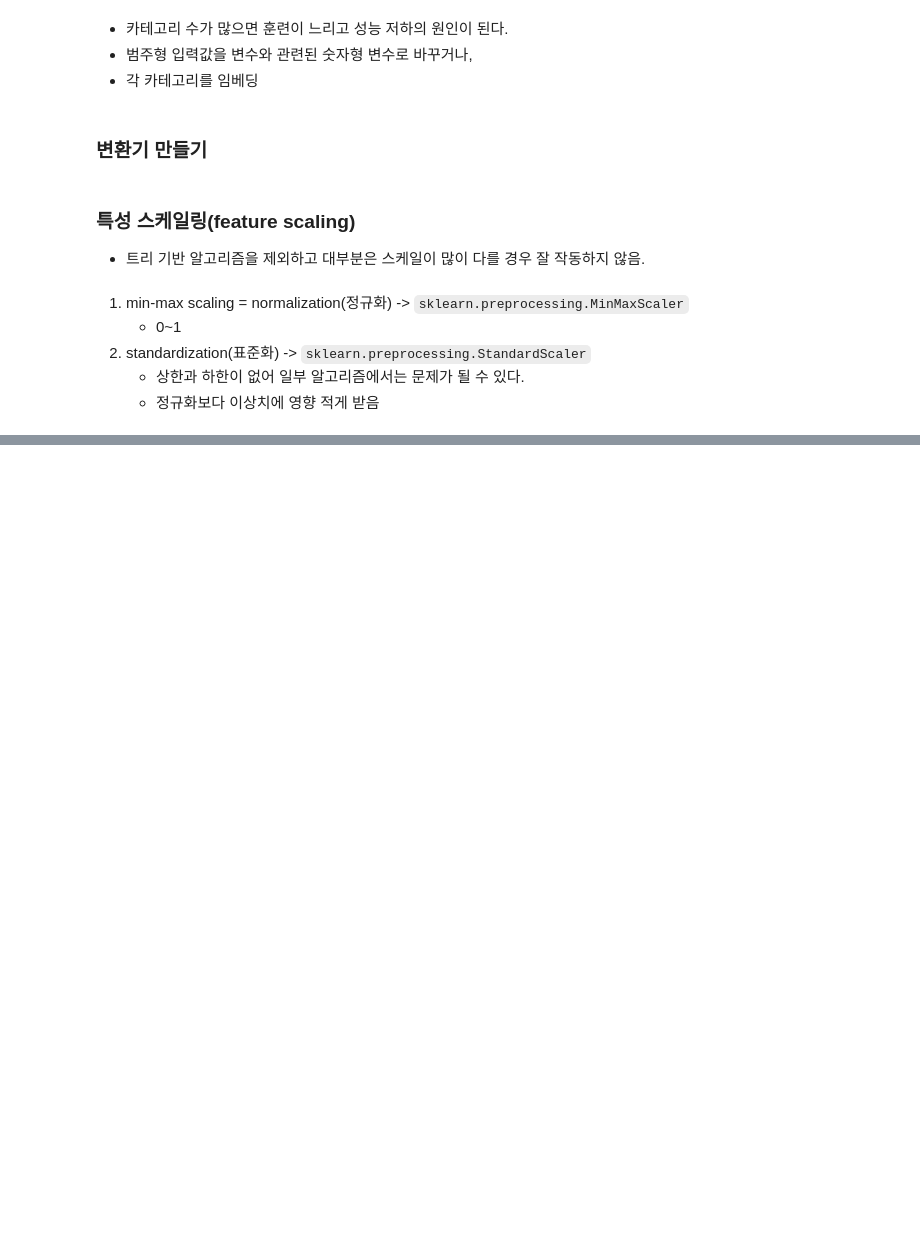
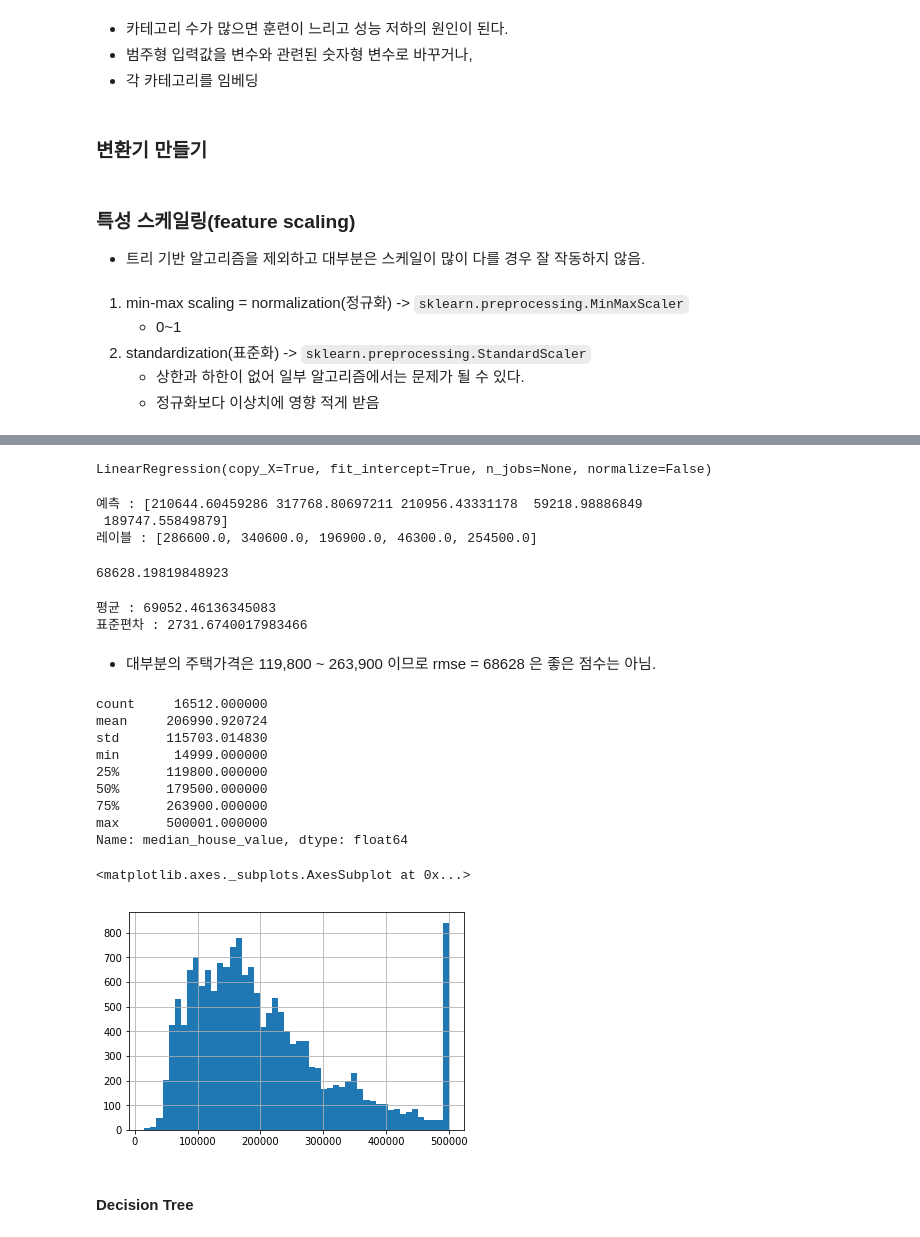
Before and after one commit to jsj267/Book-notes, a Jupyter notebook: Hands-on machine learning with scikit-learn/2장.ipynb, the cells around one changed output, grey strips where cells are left out. Cells and saved outputs as stored; diff of their text form; code cells hidden in the pictures; blank space fills up the shorter version.

```diff
--- a/Hands-on machine learning with scikit-learn/2장.ipynb
+++ b/Hands-on machine learning with scikit-learn/2장.ipynb
@@ -454,3 +459,16 @@ num_pipeline = Pipeline([
 ])
 
 housing_num_tr = num_pipeline.fit_transform(housing_num)
+# %%
+# ColumnTransformer : 열 리스트를 제공하면 각 열에 파이프라인(또는 추정기)를 적용
+from sklearn.compose import ColumnTransformer
+
+num_attribs = list(housing_num)
+cat_attribs = ["ocean_proximity"]
+
+full_pipeline = ColumnTransformer([
+    ("num", num_pipeline, num_attribs), # (이름, 변환기, 변환기를 적용할 열 이름 리스트 또는 인덱스)
+    ("cat", OneHotEncoder(), cat_attribs)
+])
+
+housing_prepared = full_pipeline.fit_transform(housing)
@@ -456,0 +479,57 @@ housing_num_tr = num_pipeline.fit_transform(housing_num)
+# %%
+from sklearn.linear_model import LinearRegression
+
+lin_reg = LinearRegression()
+lin_reg.fit(housing_prepared, housing_labels)
+# %% [output]
+LinearRegression(copy_X=True, fit_intercept=True, n_jobs=None, normalize=False)
+# %%
+# 훈련 세트에 있는 데이터를 예측해보기
+some_data = housing.iloc[:5]
+some_labels = housing_labels.iloc[:5]
+some_data_prepared = full_pipeline.transform(some_data)
+print("예측 :", lin_reg.predict(some_data_prepared))
+print("레이블 :", list(some_labels))
+# %% [output]
+예측 : [210644.60459286 317768.80697211 210956.43331178  59218.98886849
+ 189747.55849879]
+레이블 : [286600.0, 340600.0, 196900.0, 46300.0, 254500.0]
+# %%
+# 평가지표 rmse로 예측 결과 평가
+from sklearn.metrics import mean_squared_error
+
+housing_predictions = lin_reg.predict(housing_prepared)
+lin_mse = mean_squared_error(housing_labels, housing_predictions)
+lin_rmse = np.sqrt(lin_mse)
+lin_rmse
+# %% [output]
+68628.19819848923
+# %%
+from sklearn.model_selection import cross_val_score
+
+lin_scores = cross_val_score(lin_reg, housing_prepared, housing_labels, scoring="neg_mean_squared_error", cv=10)
+lin_rmse_scores = np.sqrt(-lin_scores)
+print("평균 :", lin_rmse_scores.mean())
+print("표준편차 :", lin_rmse_scores.std())
+# %% [output]
+평균 : 69052.46136345083
+표준편차 : 2731.6740017983466
+# %% [markdown]
+- 대부분의 주택가격은 119,800 ~ 263,900 이므로 rmse = 68628 은 좋은 점수는 아님.
+# %%
+print(housing_labels.describe())
+housing_labels.hist(bins=50)
+# %% [output]
+count     16512.000000
+mean     206990.920724
+std      115703.014830
+min       14999.000000
+25%      119800.000000
+50%      179500.000000
+75%      263900.000000
+max      500001.000000
+Name: median_house_value, dtype: float64
+<matplotlib.axes._subplots.AxesSubplot at 0x...>
+[figure, added]
+# %% [markdown]
+#### Decision Tree
```
Also changed, not shown: parts of 32 cells of this notebook.
